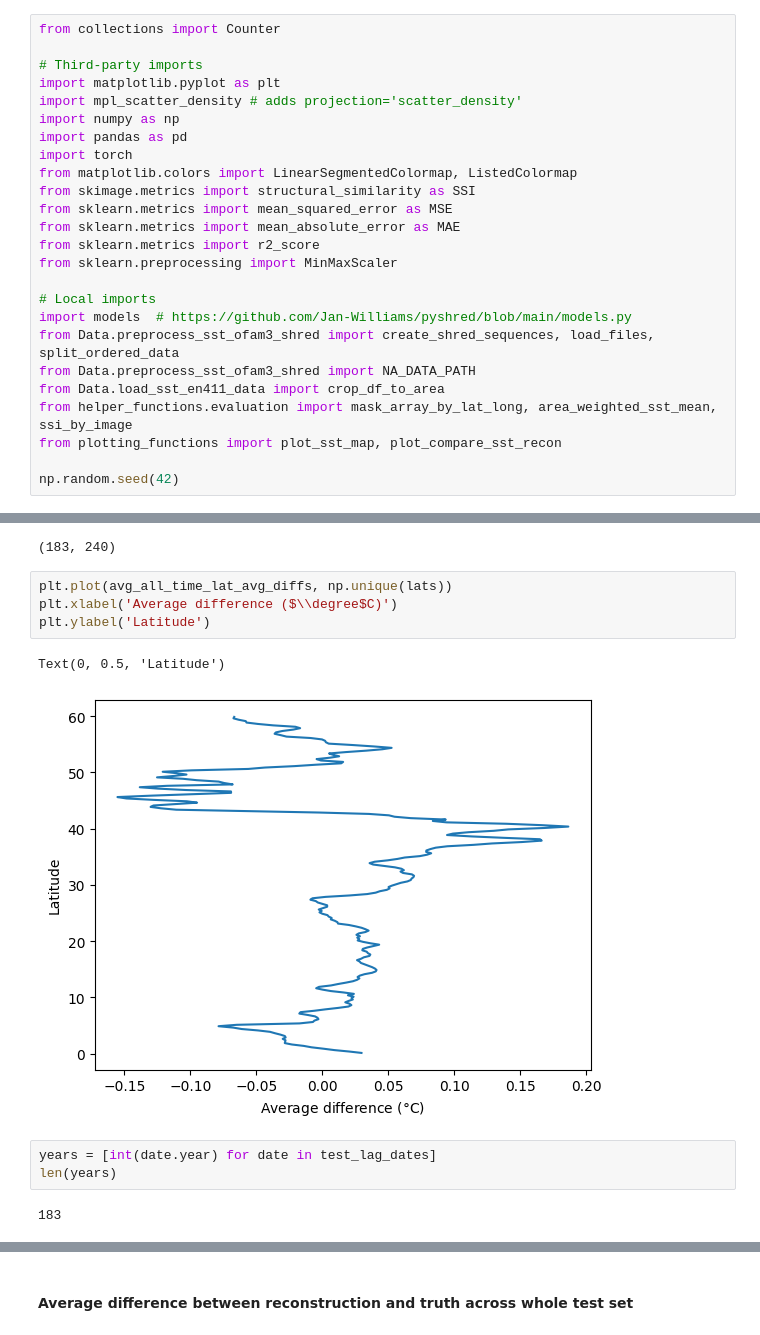
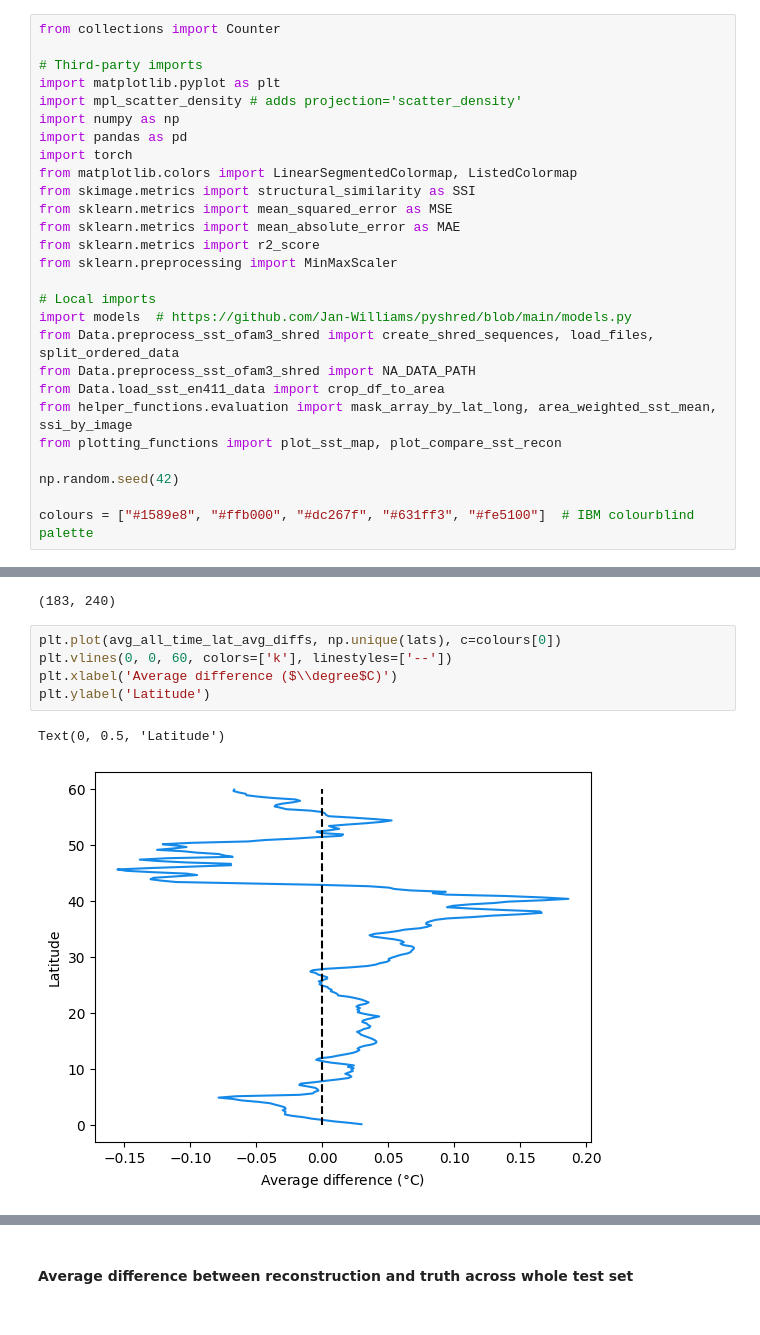
Before and after one commit to abbym-bristol/ME4OH_summer_project, a Jupyter notebook: SHRED_OFAM3_SST_static.ipynb, the cells around one changed output, grey strips where cells are left out. Saved outputs shown, nothing was run; the diff lists cells and outputs as text.

```diff
--- a/SHRED_OFAM3_SST_static.ipynb
+++ b/SHRED_OFAM3_SST_static.ipynb
@@ -29,6 +29,8 @@ from helper_functions.evaluation import mask_array_by_lat_long, area_weighted_ss
 from plotting_functions import plot_sst_map, plot_compare_sst_recon
 
 np.random.seed(42)
+
+colours = ["#1589e8", "#ffb000", "#dc267f", "#631ff3", "#fe5100"]  # IBM colourblind palette
 # %% [markdown]
 ## SHRED preprocessing
 # %%
@@ -272,14 +274,10 @@ latitude_avg_diffs.shape
 # %% [output]
 (183, 240)
 # %%
-plt.plot(avg_all_time_lat_avg_diffs, np.unique(lats))
+plt.plot(avg_all_time_lat_avg_diffs, np.unique(lats), c=colours[0])
+plt.vlines(0, 0, 60, colors=['k'], linestyles=['--'])
 plt.xlabel('Average difference ($\\degree$C)')
 plt.ylabel('Latitude')
 # %% [output]
 Text(0, 0.5, 'Latitude')
-[figure, old version]
+[figure, new version]
-# %%
-years = [int(date.year) for date in test_lag_dates]
-len(years)
-# %% [output]
-183
```
Also changed, not shown: parts of 4 cells of this notebook.
